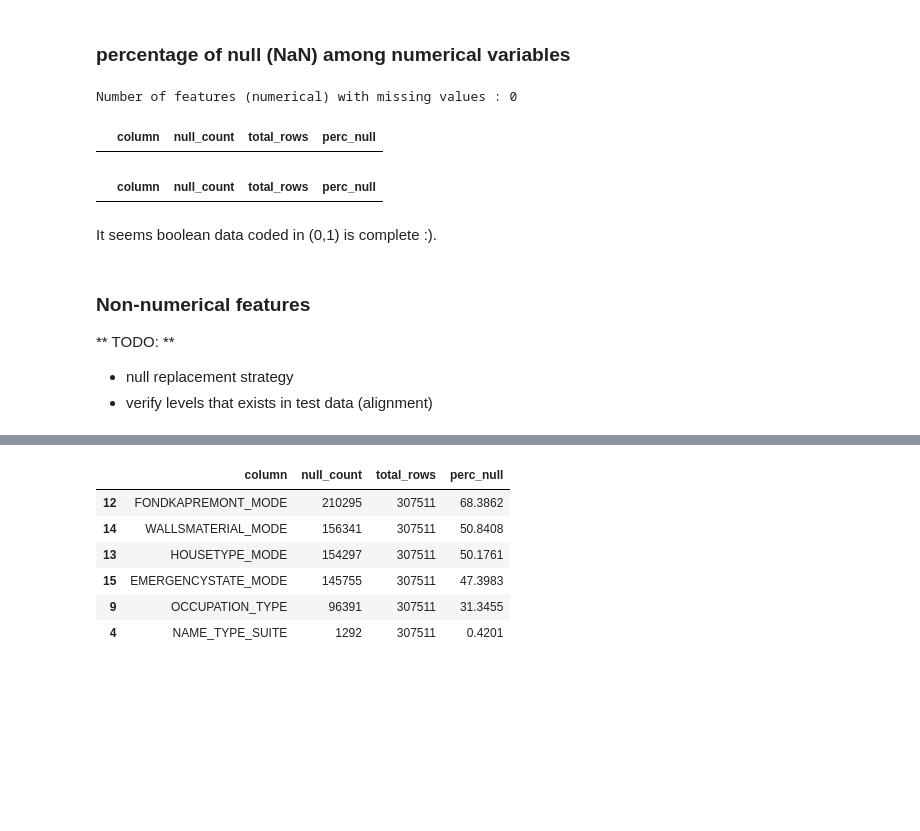
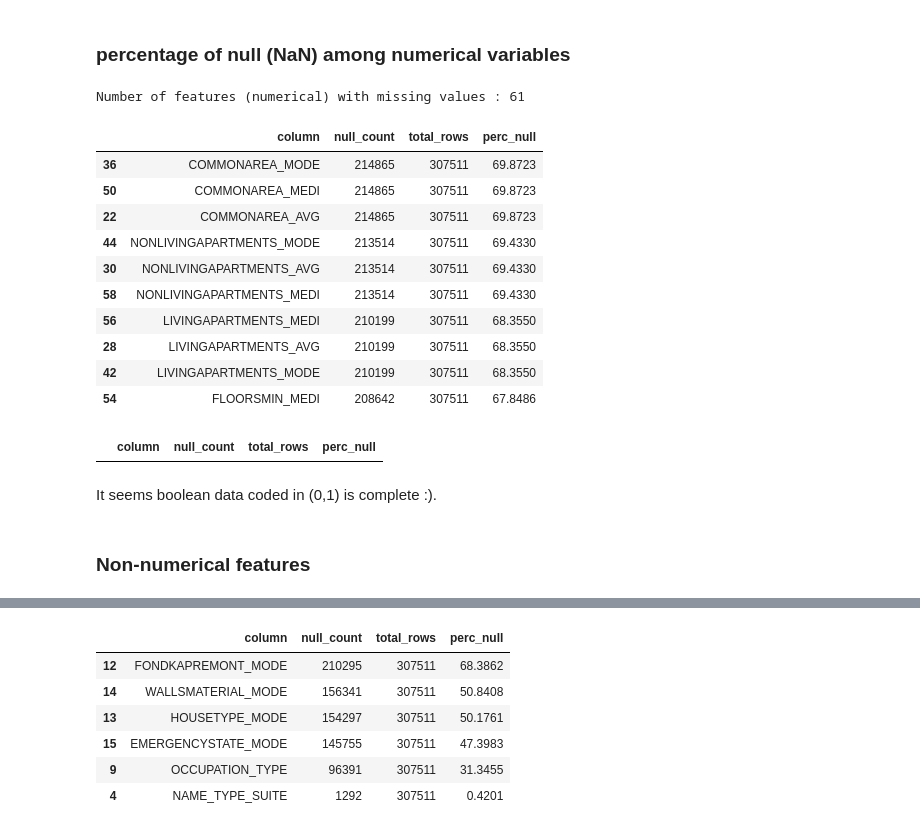
Before and after one commit to bodias/machine-learning, a Jupyter notebook: projects/capstone/home_credit/capstone_report.ipynb, the cells around one changed output, grey strips where cells are left out. Cells and saved outputs as stored; diff of their text form; code cells hidden in the pictures; blank space fills up the shorter version.

```diff
--- a/projects/capstone/home_credit/capstone_report.ipynb
+++ b/projects/capstone/home_credit/capstone_report.ipynb
@@ -15,3 +48,8 @@ import seaborn as sns;
 ## Magics and commom settings
 pd.set_option('display.float_format', lambda x: '%.4f' % x)
 %matplotlib inline
+
+pd.set_option("display.max_columns",7)
+
+from IPython.core.display import HTML
+HTML('<style>{}</style>'.format(CSS))
@@ -162,5 +224,5 @@ TODO : How to represt flags (0/1 is enough?)
 # %%
-flag_features = ['FLAG_MOBIL', 'FLAG_EMP_PHONE', 'FLAG_WORK_PHONE',
+int_binary_features = ['FLAG_MOBIL', 'FLAG_EMP_PHONE', 'FLAG_WORK_PHONE',
        'FLAG_CONT_MOBILE', 'FLAG_PHONE', 'FLAG_EMAIL', 'REG_REGION_NOT_LIVE_REGION',
        'REG_REGION_NOT_WORK_REGION', 'LIVE_REGION_NOT_WORK_REGION',
        'REG_CITY_NOT_LIVE_CITY', 'REG_CITY_NOT_WORK_CITY',
@@ -172,6 +234,6 @@ flag_features = ['FLAG_MOBIL', 'FLAG_EMP_PHONE', 'FLAG_WORK_PHONE',
        'FLAG_DOCUMENT_16', 'FLAG_DOCUMENT_17', 'FLAG_DOCUMENT_18',
        'FLAG_DOCUMENT_19', 'FLAG_DOCUMENT_20', 'FLAG_DOCUMENT_21']
 
-int_features = [col for col in int_features if col not in flag_features]
-numerical_features = [col for col in numerical_features if col not in flag_features]
+int_features = [col for col in int_features if col not in int_binary_features]
+numerical_features = [col for col in numerical_features if col not in int_binary_features]
 # %%
@@ -223,23 +285,29 @@ def null_count(dataframe):
 # %%
 null_numerical = null_count(app_train[numerical_features])
 print 'Number of features (numerical) with missing values : {}'.format(null_numerical.shape[0])
-null_numerical.head(30)
+null_numerical.head(10)
 # %% [output]
-Number of features (numerical) with missing values : 0
+Number of features (numerical) with missing values : 61
 |  | column | null_count | total_rows | perc_null |
+| 36 | COMMONAREA_MODE | 214865 | 307511 | 69.8723 |
+| 50 | COMMONAREA_MEDI | 214865 | 307511 | 69.8723 |
+| 22 | COMMONAREA_AVG | 214865 | 307511 | 69.8723 |
+| 44 | NONLIVINGAPARTMENTS_MODE | 213514 | 307511 | 69.4330 |
+| 30 | NONLIVINGAPARTMENTS_AVG | 213514 | 307511 | 69.4330 |
+| 58 | NONLIVINGAPARTMENTS_MEDI | 213514 | 307511 | 69.4330 |
+| 56 | LIVINGAPARTMENTS_MEDI | 210199 | 307511 | 68.3550 |
+| 28 | LIVINGAPARTMENTS_AVG | 210199 | 307511 | 68.3550 |
+| 42 | LIVINGAPARTMENTS_MODE | 210199 | 307511 | 68.3550 |
+| 54 | FLOORSMIN_MEDI | 208642 | 307511 | 67.8486 |
-# %%
-null_flag = null_count(app_train[flag_features])
-null_flag
-# %% [output]
-|  | column | null_count | total_rows | perc_null |
+# %%
+null_int_binary = null_count(app_train[int_binary_features])
+null_int_binary
+# %% [output]
+|  | column | null_count | total_rows | perc_null |
 # %% [markdown]
 It seems boolean data coded in (0,1) is complete :).
-# %% [markdown]
-### Non-numerical features
-
-** TODO: **
-* null replacement strategy
-* verify levels that exists in test data (alignment)
+# %% [markdown]
+### Non-numerical features
 # %%
 print("There are {} non-numerical features : {}".format(len(non_numerical_features),app_train[non_numerical_features].columns))
 app_train[non_numerical_features].describe()
```
Also changed, not shown: parts of 34 cells of this notebook, 9 other files.
